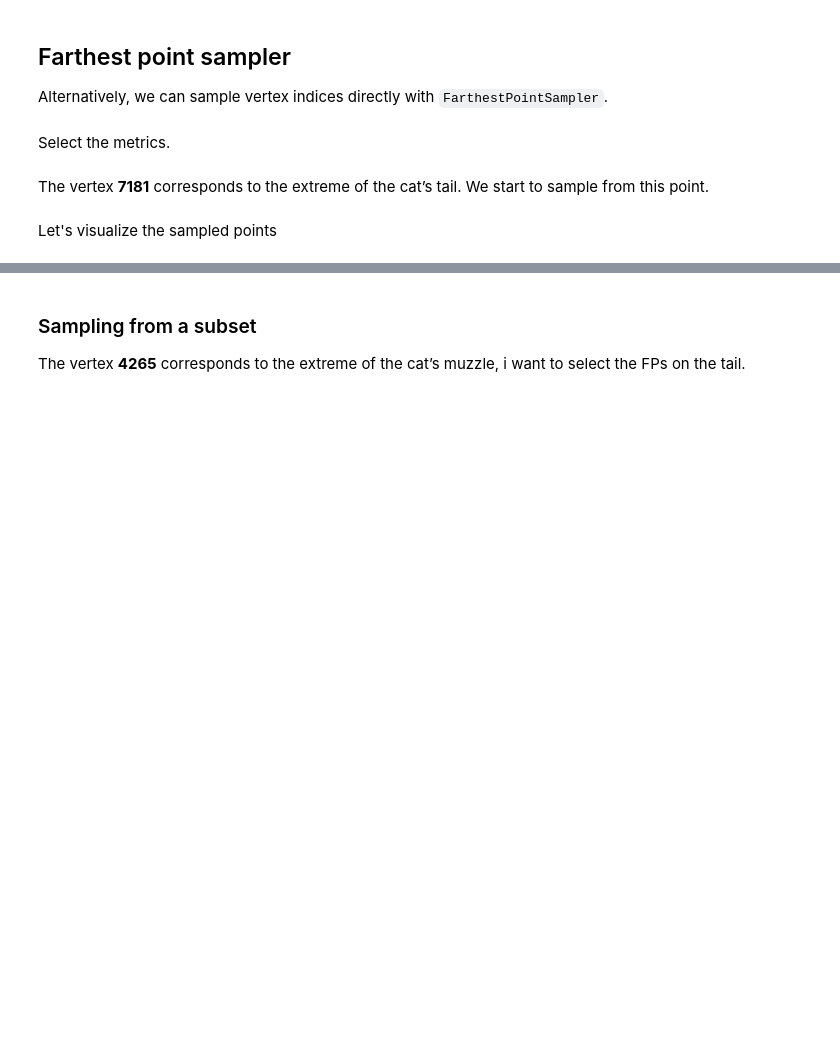
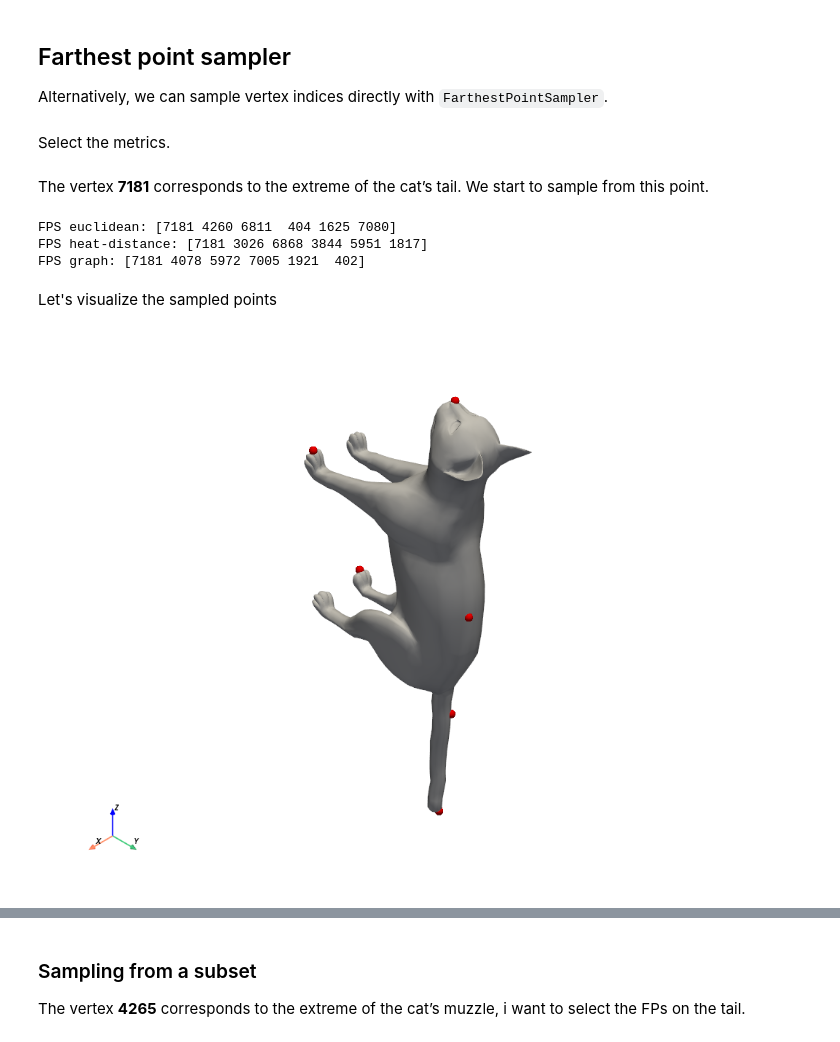
Before and after one commit to gviga/geomfum, a Jupyter notebook: docs/notebooks/how_to/sampler.ipynb, the cells around one changed output, grey strips where cells are left out. Drawn from its saved outputs; the diff is of its cells as text; code cells hidden in the pictures; blank space fills up the shorter version.

```diff
--- a/docs/notebooks/how_to/sampler.ipynb
+++ b/docs/notebooks/how_to/sampler.ipynb
@@ -57,12 +83,18 @@ metrics = {
 The vertex **7181** corresponds to the extreme of the cat’s tail. We start to sample from this point.
 # %%
 fps = {}
-samp = FarthestPointSampler(6,)
+samp = FarthestPointSampler(
+    6,
+)
 
 for name, metric in metrics.items():
     mesh.equip_with_metric(metric)
-    samples = samp.sample(mesh, first_point= 7181)
+    samples = samp.sample(mesh, first_point=7181)
     fps[name] = samples
     print(f"FPS {name}: {samples}")
+# %% [output]
+FPS euclidean: [7181 4260 6811  404 1625 7080]
+FPS heat-distance: [7181 3026 6868 3844 5951 1817]
+FPS graph: [7181 4078 5972 7005 1921  402]
 # %% [markdown]
 Let's visualize the sampled points
@@ -84,0 +101,4 @@ plotter.highlight_vertices(mesh.vertices[fps['graph']],)
+# %%
+show_mesh_with_highlights(mesh.vertices, mesh.faces, mesh.vertices[fps["euclidean"]])
+# %% [output]
+[figure, added]
```
Also changed, not shown: parts of 15 cells of this notebook, 20 other files.
